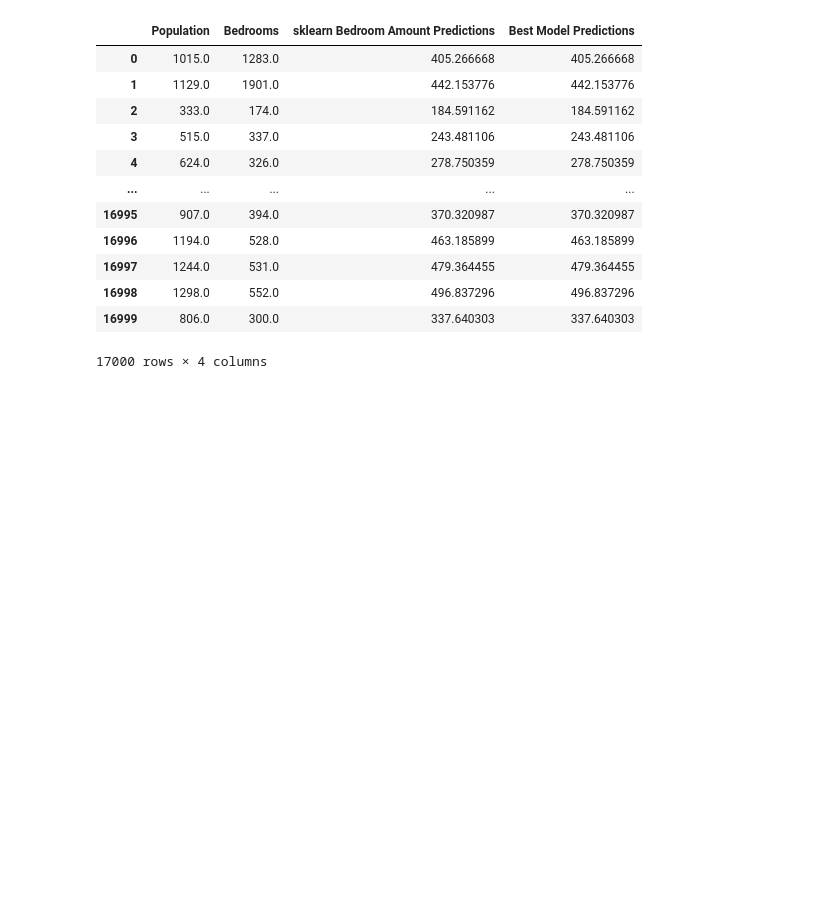
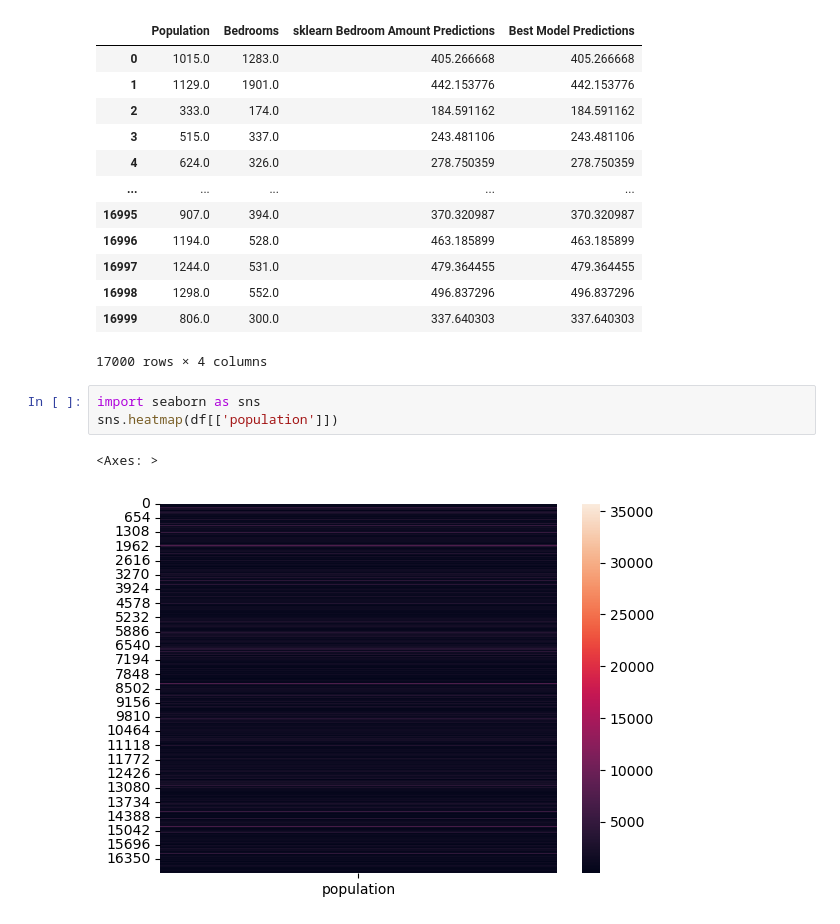
Before and after one commit to alijrizvi/Python4, a Jupyter notebook: Simple Linear Regression.ipynb, the cells around one changed output. Drawn from its saved outputs; the diff is of its cells as text; blank space fills up the shorter version.

```diff
--- a/Simple Linear Regression.ipynb
+++ b/Simple Linear Regression.ipynb
@@ -237,3 +294,9 @@ preds_df
 | 16998 | 1298.0 | 552.0 | 496.837296 | 496.837296 |
 | 16999 | 806.0 | 300.0 | 337.640303 | 337.640303 |
 17000 rows × 4 columns
+# %%
+import seaborn as sns
+sns.heatmap(df[['population']])
+# %% [output]
+<Axes: >
+[figure, added]
```
Also changed, not shown: parts of 9 cells of this notebook.
